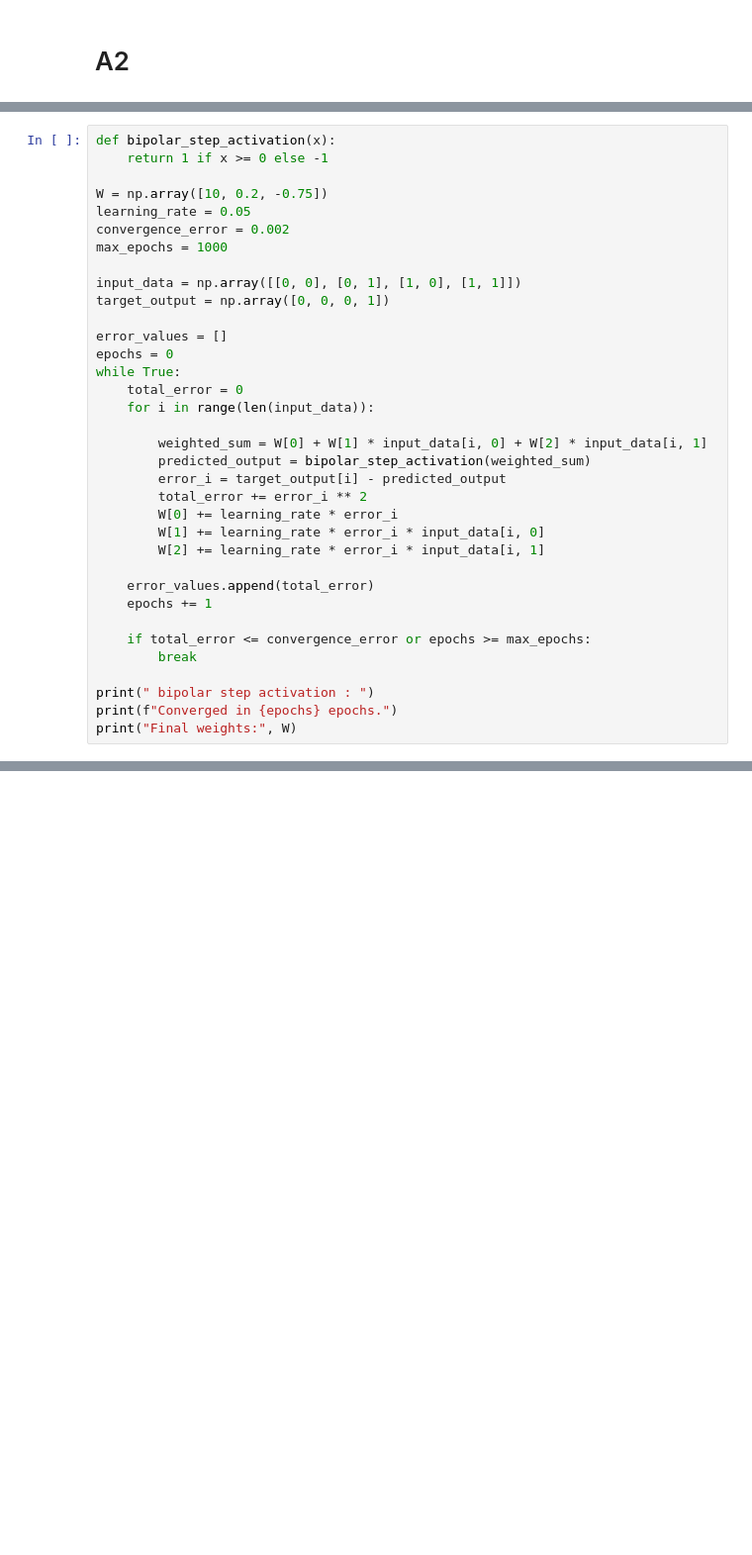
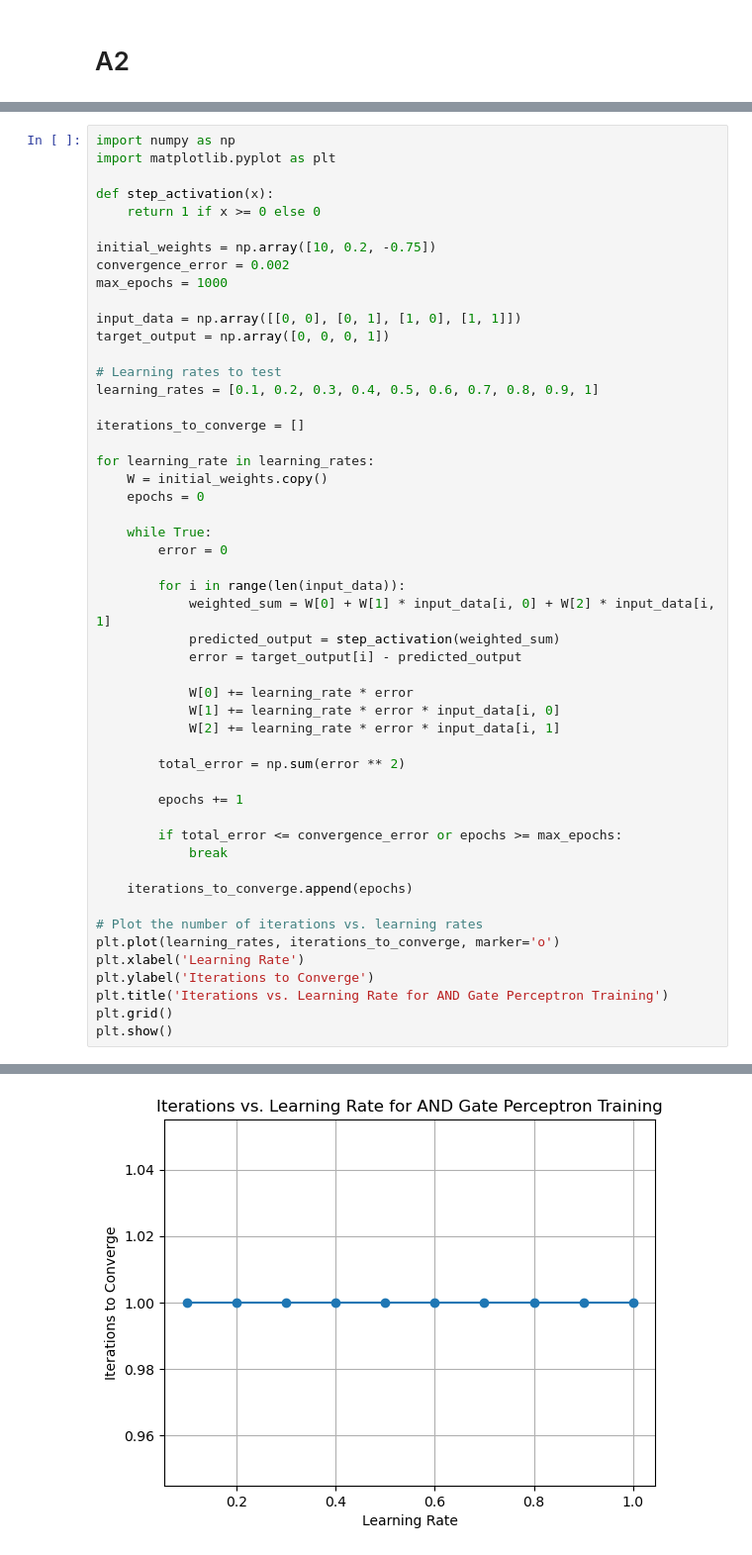
Before and after one commit to Sanjana23chowdary/lab5, a Jupyter notebook: ml lab5_cse21131.ipynb, the cells around one changed output, grey strips where cells are left out. Shown at 99% size. Saved outputs shown, nothing was run; the diff lists cells and outputs as text; blank space fills up the shorter version.

```diff
--- a/ml lab5_cse21131.ipynb
+++ b/ml lab5_cse21131.ipynb
@@ -54,36 +135,52 @@ Final weights: [-0.1   0.1   0.05]
 # %%
-def bipolar_step_activation(x):
-    return 1 if x >= 0 else -1
+import numpy as np
+import matplotlib.pyplot as plt
 
-W = np.array([10, 0.2, -0.75])
-learning_rate = 0.05
+def step_activation(x):
+    return 1 if x >= 0 else 0
+
+initial_weights = np.array([10, 0.2, -0.75])
 convergence_error = 0.002
 max_epochs = 1000
 
 input_data = np.array([[0, 0], [0, 1], [1, 0], [1, 1]])
 target_output = np.array([0, 0, 0, 1])
 
-error_values = []
-epochs = 0
-while True:
-    total_error = 0
-    for i in range(len(input_data)):
+# Learning rates to test
+learning_rates = [0.1, 0.2, 0.3, 0.4, 0.5, 0.6, 0.7, 0.8, 0.9, 1]
 
-        weighted_sum = W[0] + W[1] * input_data[i, 0] + W[2] * input_data[i, 1]
-        predicted_output = bipolar_step_activation(weighted_sum)
-        error_i = target_output[i] - predicted_output
-        total_error += error_i ** 2
-        W[0] += learning_rate * error_i
-        W[1] += learning_rate * error_i * input_data[i, 0]
-        W[2] += learning_rate * error_i * input_data[i, 1]
+iterations_to_converge = []
 
-    error_values.append(total_error)
-    epochs += 1
+for learning_rate in learning_rates:
+    W = initial_weights.copy()
+    epochs = 0
 
-    if total_error <= convergence_error or epochs >= max_epochs:
-        break
+    while True:
+        error = 0
 
-print(" bipolar step activation : ")
-print(f"Converged in {epochs} epochs.")
-print("Final weights:", W)
+        for i in range(len(input_data)):
+            weighted_sum = W[0] + W[1] * input_data[i, 0] + W[2] * input_data[i, 1]
+            predicted_output = step_activation(weighted_sum)
+            error = target_output[i] - predicted_output
+
+            W[0] += learning_rate * error
+            W[1] += learning_rate * error * input_data[i, 0]
+            W[2] += learning_rate * error * input_data[i, 1]
+
+        total_error = np.sum(error ** 2)
+
+        epochs += 1
+
+        if total_error <= convergence_error or epochs >= max_epochs:
+            break
+
+    iterations_to_converge.append(epochs)
+
+# Plot the number of iterations vs. learning rates
+plt.plot(learning_rates, iterations_to_converge, marker='o')
+plt.xlabel('Learning Rate')
+plt.ylabel('Iterations to Converge')
+plt.title('Iterations vs. Learning Rate for AND Gate Perceptron Training')
+plt.grid()
+plt.show()
 # %% [output]
@@ -92,0 +187 @@ Final weights: [-0.1   0.1   0.05]
+[figure, added]
```
Also changed, not shown: parts of 24 cells of this notebook.
